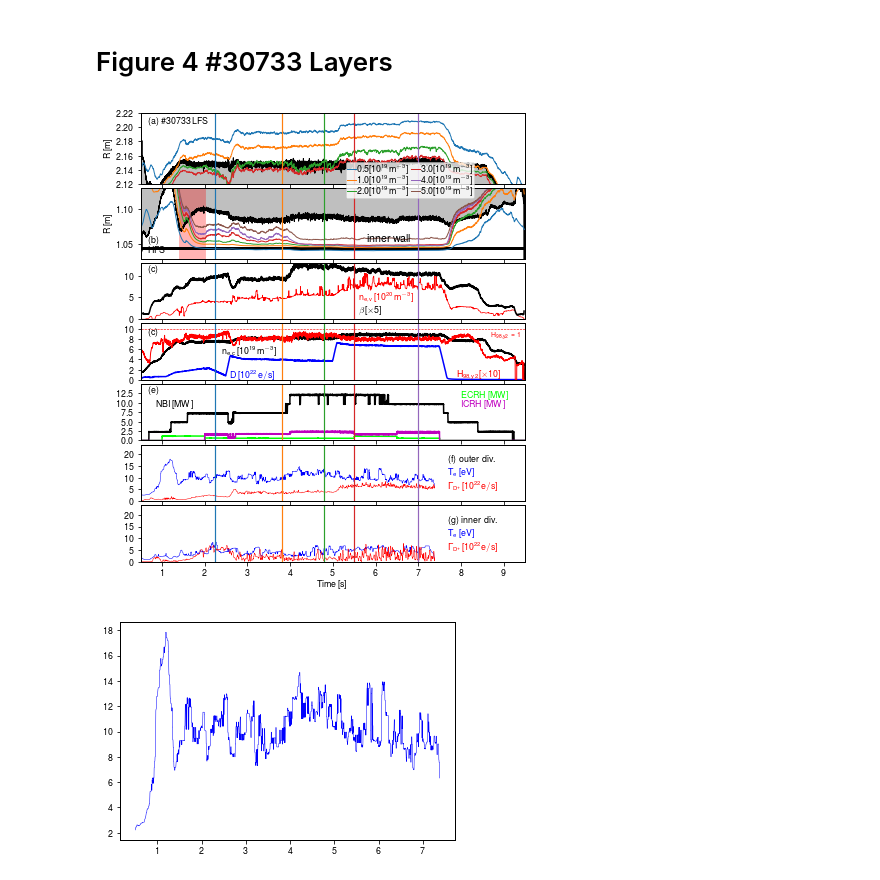
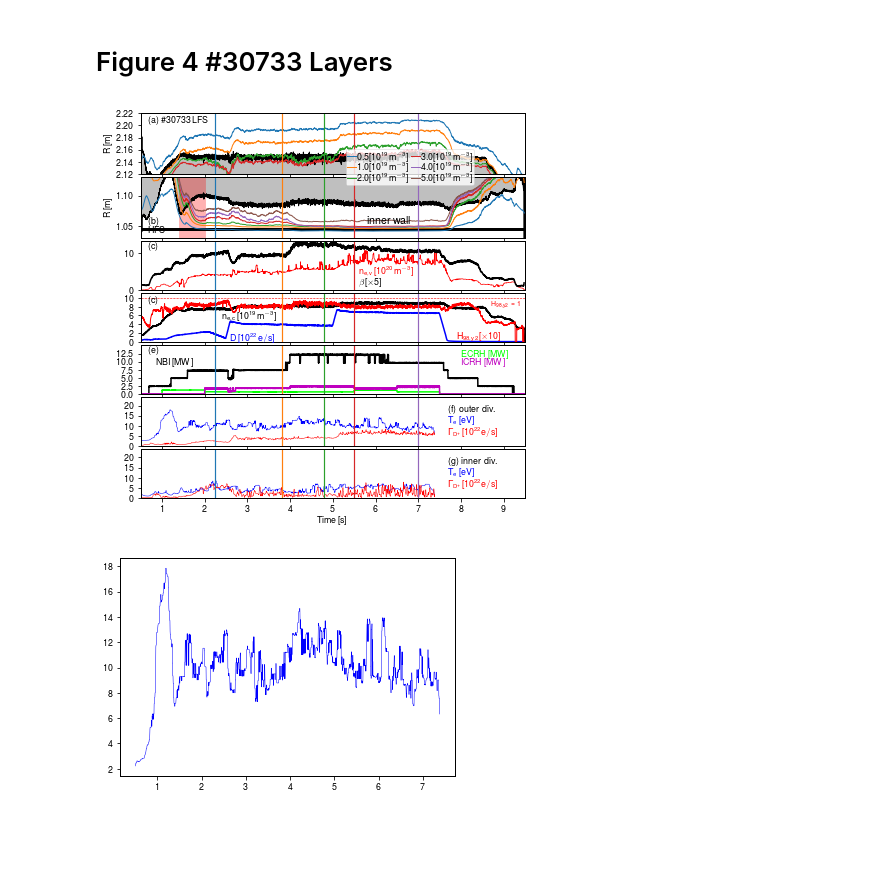
Before and after one commit to guimarais/Hmode_Figures, a Jupyter notebook: Comments_Figures.ipynb, the cells around one changed output. Cells and saved outputs as stored; diff of their text form; code cells hidden in the pictures; blank space fills up the shorter version.

```diff
--- a/Comments_Figures.ipynb
+++ b/Comments_Figures.ipynb
@@ -655,7 +655,7 @@ alphareg = 0.2
 
 f, axarr = plt.subplots(
         nrows=7, ncols=1, sharex=True, sharey=False,
-        gridspec_kw={'height_ratios':[5,5,4,4,4,4,4]},figsize=(6, 7)) #6, 4.75
+        gridspec_kw={'height_ratios':[5,5,4,4,4,4,4]},figsize=(6, 6)) #6, 4.75
 
 ###Global settings
 ax1 = axarr[0]
@@ -844,34 +844,34 @@ ax7.plot(dne.time, medfilt(dne.data[:,19],21)*1e-20,lw=0.7,c='r')
 asymval = 24
 #ax7.plot(asympar[:,0], asympar[:,1]/10.0*asymval, color='k',lw=0.1)
 ax7.set_ylim(0,13)
 # ax7.plot(dne.time, medfilt(dne.data[:,17],21),lw=0.7)
 # ax7.plot(dne.time, medfilt(dne.data[:,18],21),lw=0.7)
 # ax7.plot(dne.time, medfilt(dne.data[:,15],21),lw=0.7)
 # ax7.plot(dne.time, medfilt(dne.data[:,19],21),lw=0.7)
 
 #ax7.text(7.6, 7.0, r'$\mathrm{Asym.\,Param.\,[\times24]}$', color='k')
 ax7.text(5.6, 4.2, r'$\mathrm{n_{e,v}\,[10^{20}m^{-3}]}$', color='r')
 
 ax7.plot(beta.time, beta.data*6, color='k')
 ax7.text(5.6, 1.5, r'$\mathrm{\beta[\times5]}$', color='k')
 
 plt.subplots_adjust(left=0.1, bottom=0.08, right=0.99, top=0.97, wspace=0.1, hspace=0.07)
 ################################################################
 ################################################################
 ax2.axvspan(1.4, 2.0, color='r', alpha=0.3)
 #plt.savefig("layers_idh_"+str(shotnr)+".png", format='png', dpi=300)
 
 for ax in axarr:
     ax.axvline(2.25, color='C0', lw=1.2)
     ax.axvline(3.8, color='C1', lw=1.2)
     ax.axvline(4.8, color='C2', lw=1.2)
     ax.axvline(5.5, color='C3', lw=1.2)
     ax.axvline(7.0, color='C4', lw=1.2)
 
 plt.savefig("./Revised/Figure4.png", format='png', dpi=300)
 plt.show()
 # %% [output]
-[figure, old version]
+[figure, new version]
 # %%
 msk = ~np.isnan(tel[:,1])
 nntemp = tel[msk,1]
```
Also changed, not shown: 19 other files.
